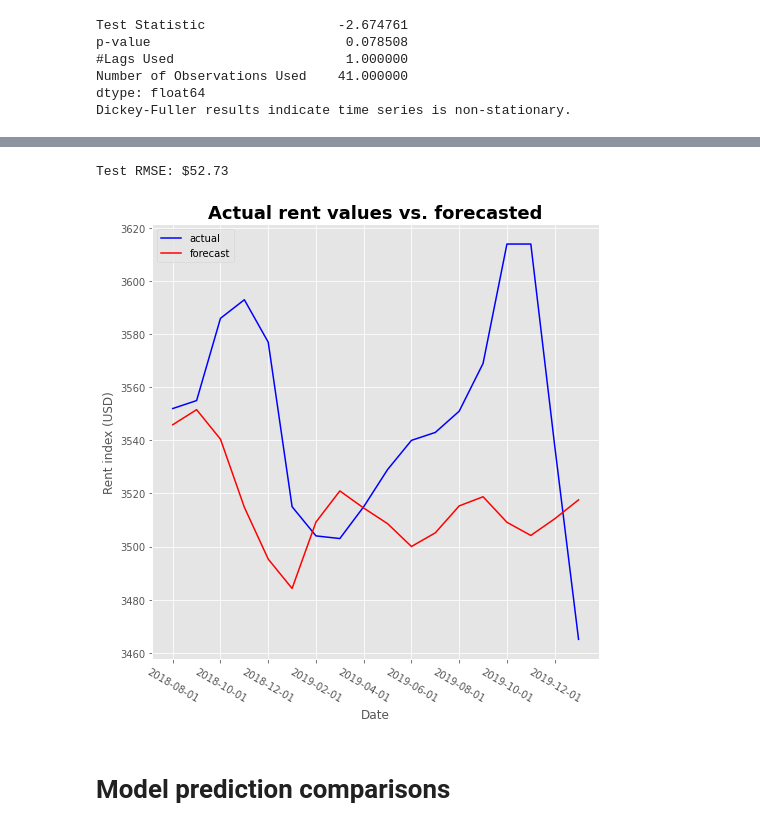
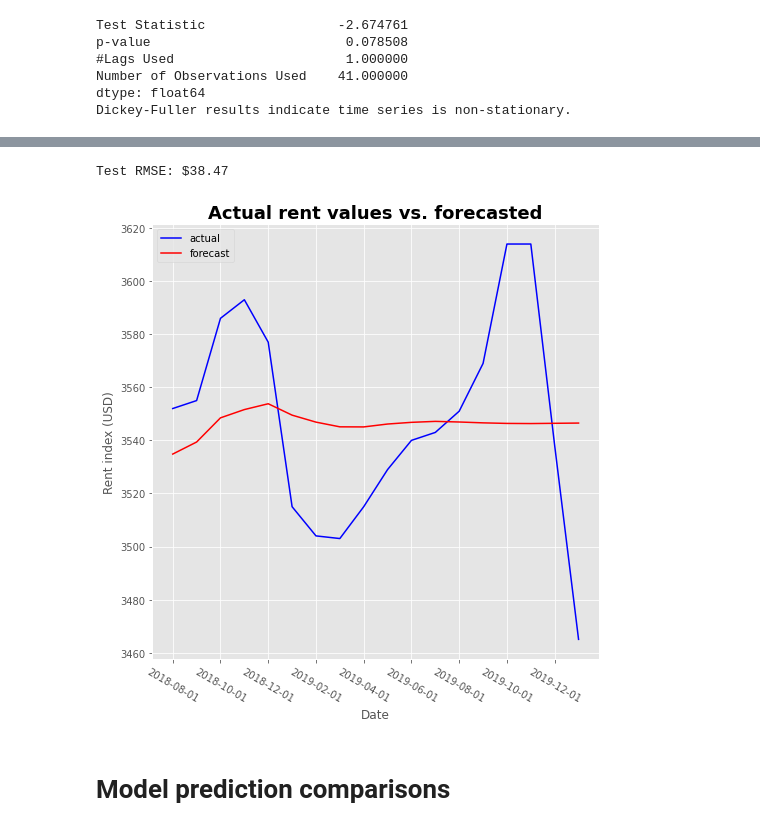
Before and after one commit to EugeniaDickson/zillow_rent_index, a Jupyter notebook: DouglasPizac/rent_model.ipynb, the cells around one changed output, grey strips where cells are left out. Cells and saved outputs as stored; diff of their text form; code cells hidden in the pictures.

Commit message:
Final version of model notebook before presentation

```diff
--- a/DouglasPizac/rent_model.ipynb
+++ b/DouglasPizac/rent_model.ipynb
@@ -583,21 +545,37 @@ for yhat in forecast:
 # %%
+# split into train and test sets
+from sklearn.metrics import mean_squared_error
+X = ny_train_rent.values
+train, test = ny_train_rent.values, ny_test_rent.values
+history = [x for x in train]
+predictions = list()
+
+
+model = ARIMA(history, order=(5,1,0))
+model_fit = model.fit()
+forecast = model_fit.forecast(typ = 'levels', steps = len(test)) # steps = len(test)
+
+
+for yhat in forecast:
+    predictions.append(yhat)
+
 # evaluate forecasts
 rmse = mean_squared_error(ny_test_rent, predictions,squared = False)
 print('Test RMSE: $%.2f' % rmse)
 # plot forecasts against actual outcomes
 plt.figure(figsize = (8,8))
 plt.plot(test, 'b')
 plt.plot(predictions, 'r')
 plt.legend(['actual','forecast'])
 plt.xticks(ticks = np.arange(0,len(ny_test_rent.index),2),
            labels = ny_test_rent.index.date[::2], rotation = 330)
 plt.xlabel('Date')
 plt.ylabel('Rent index (USD)')
 plt.title('Actual rent values vs. forecasted', fontsize = 18, fontweight = 'bold')
 plt.show()
 # %% [output]
-Test RMSE: $52.73
+Test RMSE: $38.47
-[figure, old version]
+[figure, new version]
 # %% [markdown]
 # Model prediction comparisons
 # %%
```
Also changed, not shown: parts of 21 cells of this notebook.
